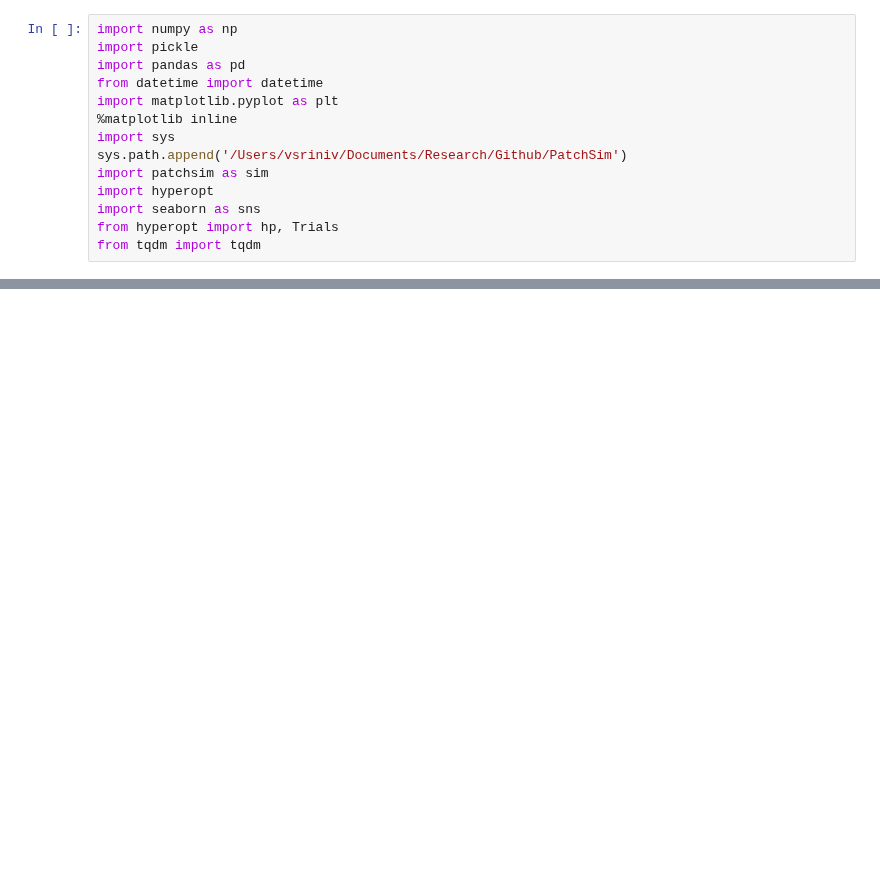
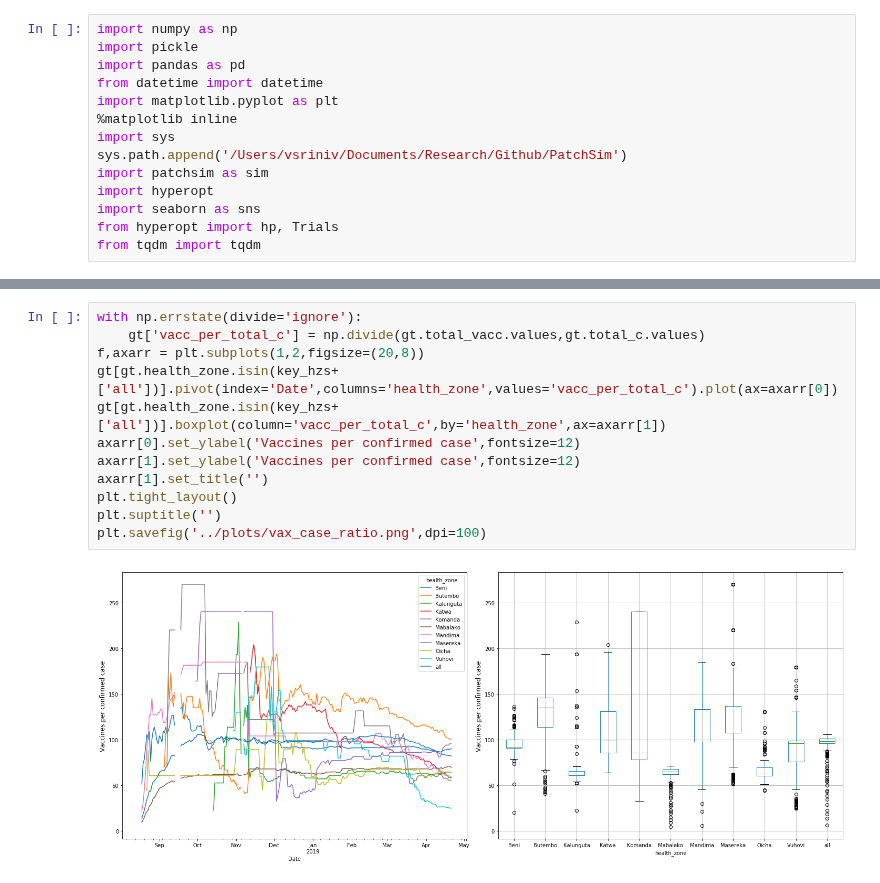
Before and after one commit to NSSAC/DRC_Ebola_2018, a Jupyter notebook: notebooks/plot_cases.ipynb, the cells around one changed output, grey strips where cells are left out. Drawn from its saved outputs; the diff is of its cells as text; blank space fills up the shorter version.

```diff
--- a/notebooks/plot_cases.ipynb
+++ b/notebooks/plot_cases.ipynb
@@ -39,0 +49,14 @@ plt.tight_layout()
+# %%
+with np.errstate(divide='ignore'):
+    gt['vacc_per_total_c'] = np.divide(gt.total_vacc.values,gt.total_c.values)
+f,axarr = plt.subplots(1,2,figsize=(20,8))
+gt[gt.health_zone.isin(key_hzs+['all'])].pivot(index='Date',columns='health_zone',values='vacc_per_total_c').plot(ax=axarr[0])
+gt[gt.health_zone.isin(key_hzs+['all'])].boxplot(column='vacc_per_total_c',by='health_zone',ax=axarr[1])
+axarr[0].set_ylabel('Vaccines per confirmed case',fontsize=12)
+axarr[1].set_ylabel('Vaccines per confirmed case',fontsize=12)
+axarr[1].set_title('')
+plt.tight_layout()
+plt.suptitle('')
+plt.savefig('../plots/vax_case_ratio.png',dpi=100)
+# %% [output]
+[figure, added]
```
Also changed, not shown: parts of 2 cells of this notebook, 6 other files.
